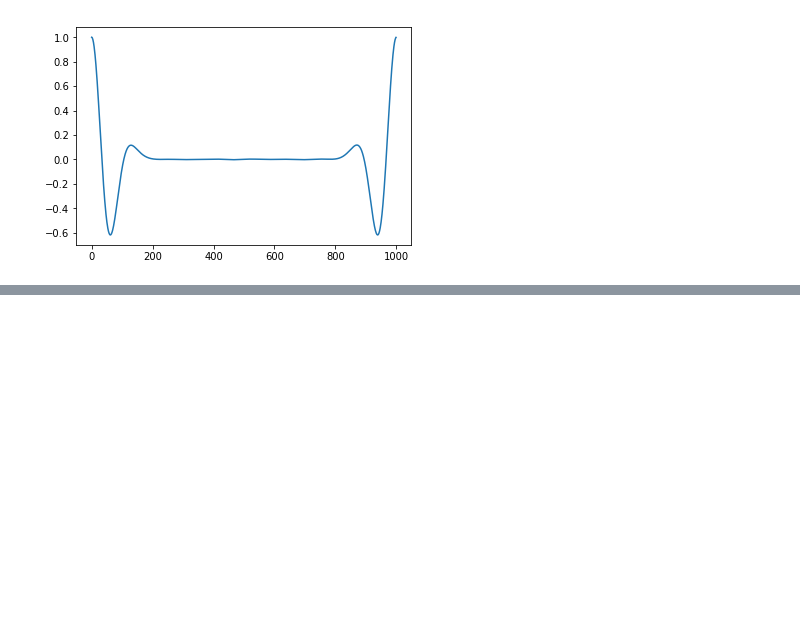
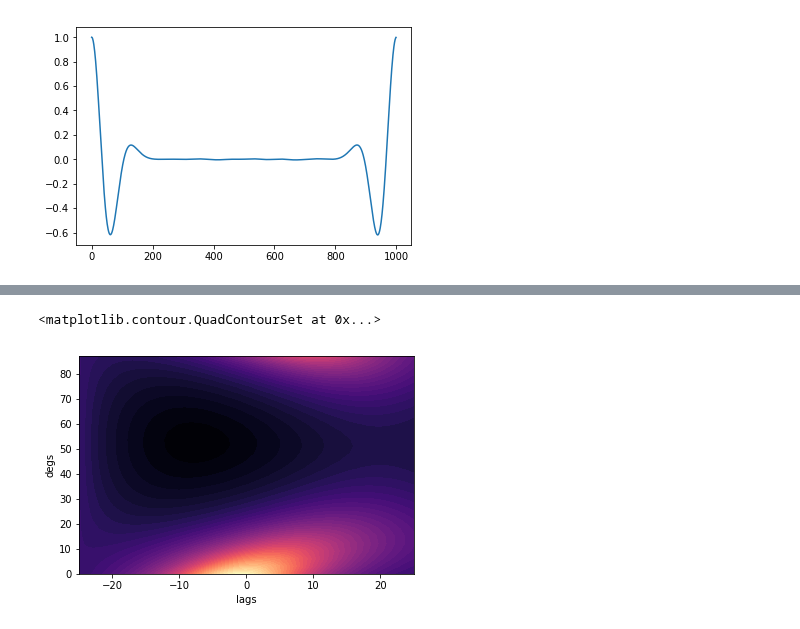
Before and after one commit to JackWalpole/splitwavepy, a Jupyter notebook: devel/Frequency_Splitting.ipynb, the cells around one changed output, grey strips where cells are left out. Drawn from its saved outputs; the diff is of its cells as text; code cells hidden in the pictures; blank space fills up the shorter version.

```diff
--- a/devel/Frequency_Splitting.ipynb
+++ b/devel/Frequency_Splitting.ipynb
@@ -440,0 +445,17 @@ a._delta * 20
+# %%
+neg = cov[:51,:,:,:]
+pos = cov[50:,:,:,:]
+# %%
+# plot positive lags (from the right)
+yy = np.linspace(0, 90, pos.shape[1], endpoint=False)
+mlags = pos.shape[0]
+maxlag = (mlags - 1)/2
+xx = np.linspace(-maxlag, maxlag, mlags)
+xx, yy = np.meshgrid(xx, yy, indexing='ij')
+plt.ylabel('degs')
+plt.xlabel('lags')
+lam1, lam2 = sw.core.core.covmap2eigvals(pos)
+plt.contourf(xx,yy,lam1/lam2,50,cmap='magma')
+# %% [output]
+<matplotlib.contour.QuadContourSet at 0x...>
+[figure, added]
```
Also changed, not shown: parts of 32 cells of this notebook, 1 other file.
